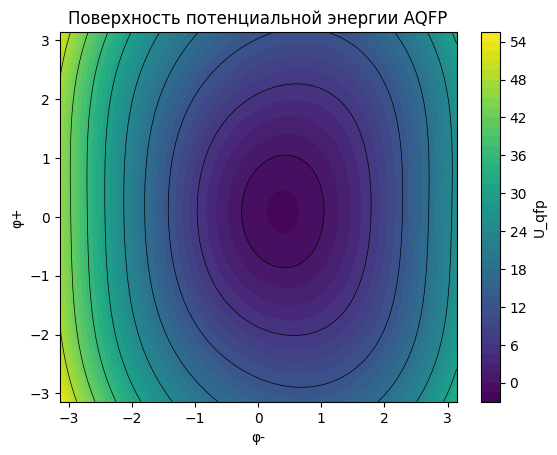
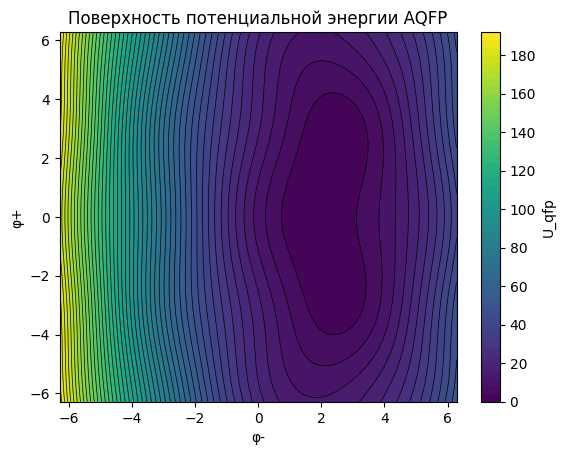
The change to this notebook cell's code, shown as a diff; its figure went from the first image to the second:
--- before
+++ after
@@ -1,5 +1,5 @@
 
 plt.figure()
-contour_lines = plt.contour(P_minus,P_plus, U_qfp_norm, levels=10, colors='black', linewidths=0.5)
+contour_lines = plt.contour(P_minus,P_plus, U_qfp_norm, levels=50, colors='black', linewidths=0.5)
 plt.contourf(P_minus, P_plus, U_qfp_norm, levels=50, cmap='viridis')
 plt.colorbar(label='U_qfp')

Commit: Add files via upload